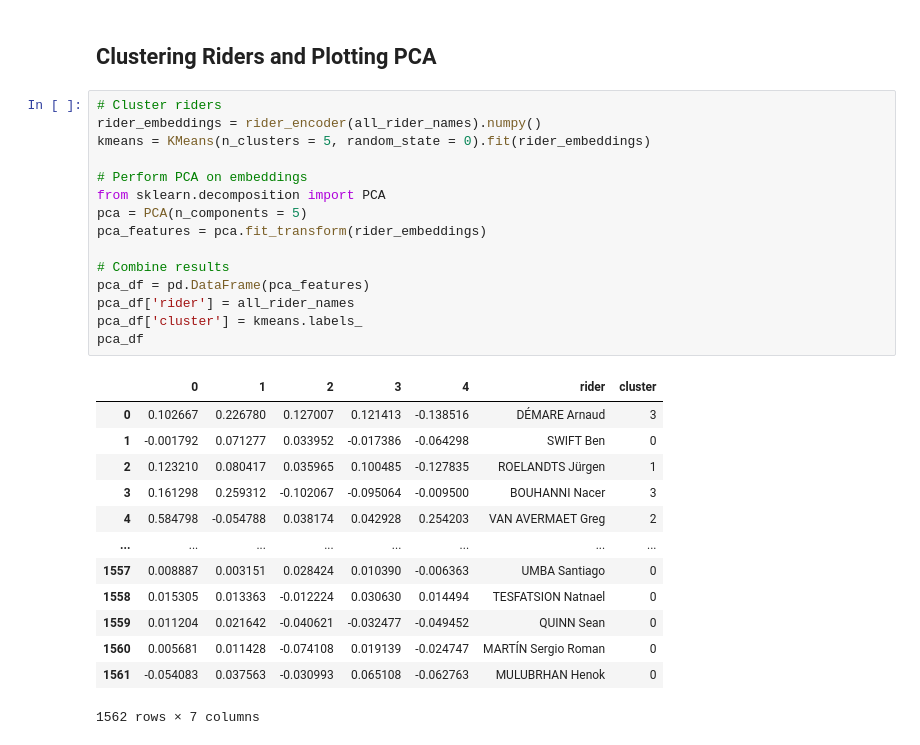
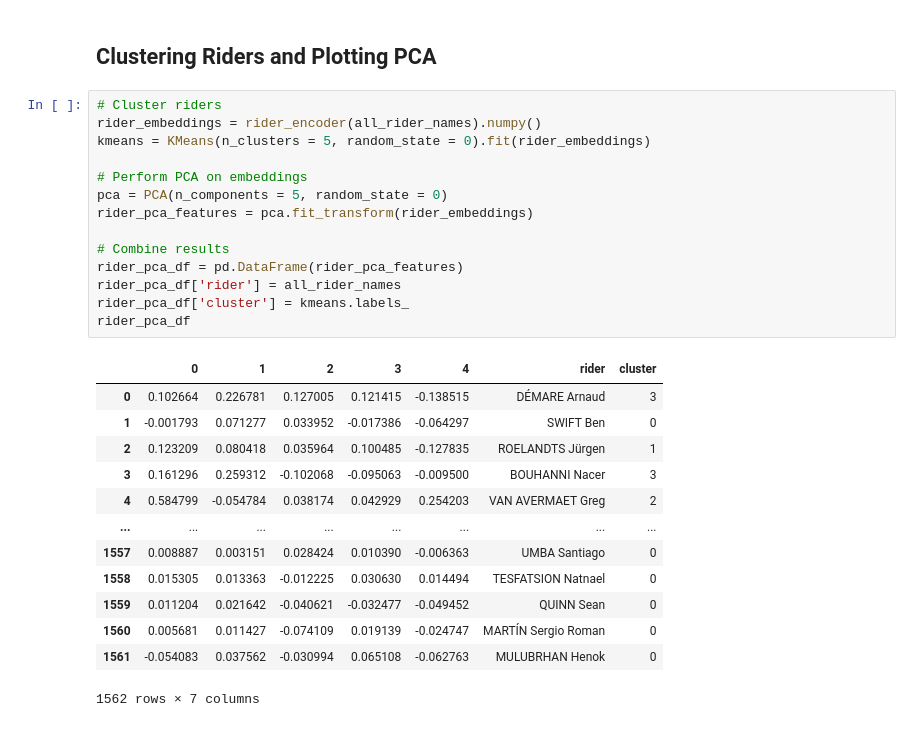
Before and after one commit to baronet2/Bike2Vec, a Jupyter notebook: notebooks/pcs_worldtour_01_analysis.ipynb, the cells around one changed output. Drawn from its saved outputs; the diff is of its cells as text.

```diff
--- a/notebooks/pcs_worldtour_01_analysis.ipynb
+++ b/notebooks/pcs_worldtour_01_analysis.ipynb
@@ -177,29 +197,28 @@ race_similarities.sort_values('similarity', ascending = True).head(10)
 # %%
 # Cluster riders
 rider_embeddings = rider_encoder(all_rider_names).numpy()
 kmeans = KMeans(n_clusters = 5, random_state = 0).fit(rider_embeddings)
 
 # Perform PCA on embeddings
-from sklearn.decomposition import PCA
-pca = PCA(n_components = 5)
-pca_features = pca.fit_transform(rider_embeddings)
+pca = PCA(n_components = 5, random_state = 0)
+rider_pca_features = pca.fit_transform(rider_embeddings)
 
 # Combine results
-pca_df = pd.DataFrame(pca_features)
-pca_df['rider'] = all_rider_names
-pca_df['cluster'] = kmeans.labels_
-pca_df
+rider_pca_df = pd.DataFrame(rider_pca_features)
+rider_pca_df['rider'] = all_rider_names
+rider_pca_df['cluster'] = kmeans.labels_
+rider_pca_df
 # %% [output]
 |  | 0 | 1 | 2 | 3 | 4 | rider | cluster |
-| 0 | 0.102667 | 0.226780 | 0.127007 | 0.121413 | -0.138516 | DÉMARE Arnaud | 3 |
-| 1 | -0.001792 | 0.071277 | 0.033952 | -0.017386 | -0.064298 | SWIFT Ben | 0 |
-| 2 | 0.123210 | 0.080417 | 0.035965 | 0.100485 | -0.127835 | ROELANDTS Jürgen | 1 |
-| 3 | 0.161298 | 0.259312 | -0.102067 | -0.095064 | -0.009500 | BOUHANNI Nacer | 3 |
-| 4 | 0.584798 | -0.054788 | 0.038174 | 0.042928 | 0.254203 | VAN AVERMAET Greg | 2 |
+| 0 | 0.102664 | 0.226781 | 0.127005 | 0.121415 | -0.138515 | DÉMARE Arnaud | 3 |
+| 1 | -0.001793 | 0.071277 | 0.033952 | -0.017386 | -0.064297 | SWIFT Ben | 0 |
+| 2 | 0.123209 | 0.080418 | 0.035964 | 0.100485 | -0.127835 | ROELANDTS Jürgen | 1 |
+| 3 | 0.161296 | 0.259312 | -0.102068 | -0.095063 | -0.009500 | BOUHANNI Nacer | 3 |
+| 4 | 0.584799 | -0.054784 | 0.038174 | 0.042929 | 0.254203 | VAN AVERMAET Greg | 2 |
 | ... | ... | ... | ... | ... | ... | ... | ... |
 | 1557 | 0.008887 | 0.003151 | 0.028424 | 0.010390 | -0.006363 | UMBA Santiago | 0 |
-| 1558 | 0.015305 | 0.013363 | -0.012224 | 0.030630 | 0.014494 | TESFATSION Natnael | 0 |
+| 1558 | 0.015305 | 0.013363 | -0.012225 | 0.030630 | 0.014494 | TESFATSION Natnael | 0 |
 | 1559 | 0.011204 | 0.021642 | -0.040621 | -0.032477 | -0.049452 | QUINN Sean | 0 |
-| 1560 | 0.005681 | 0.011428 | -0.074108 | 0.019139 | -0.024747 | MARTÍN Sergio Roman | 0 |
-| 1561 | -0.054083 | 0.037563 | -0.030993 | 0.065108 | -0.062763 | MULUBRHAN Henok | 0 |
+| 1560 | 0.005681 | 0.011427 | -0.074109 | 0.019139 | -0.024747 | MARTÍN Sergio Roman | 0 |
+| 1561 | -0.054083 | 0.037562 | -0.030994 | 0.065108 | -0.062763 | MULUBRHAN Henok | 0 |
 1562 rows × 7 columns
```
Also changed, not shown: parts of 13 cells of this notebook.
